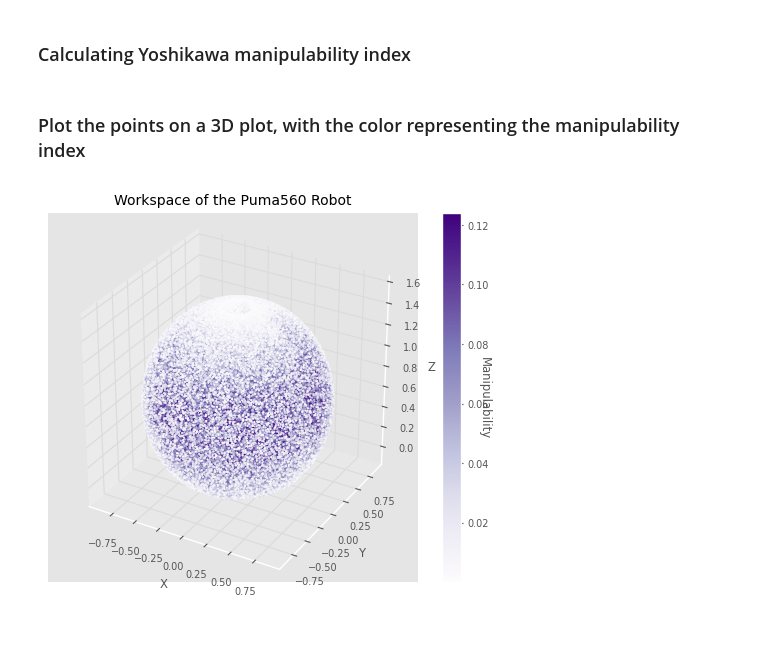
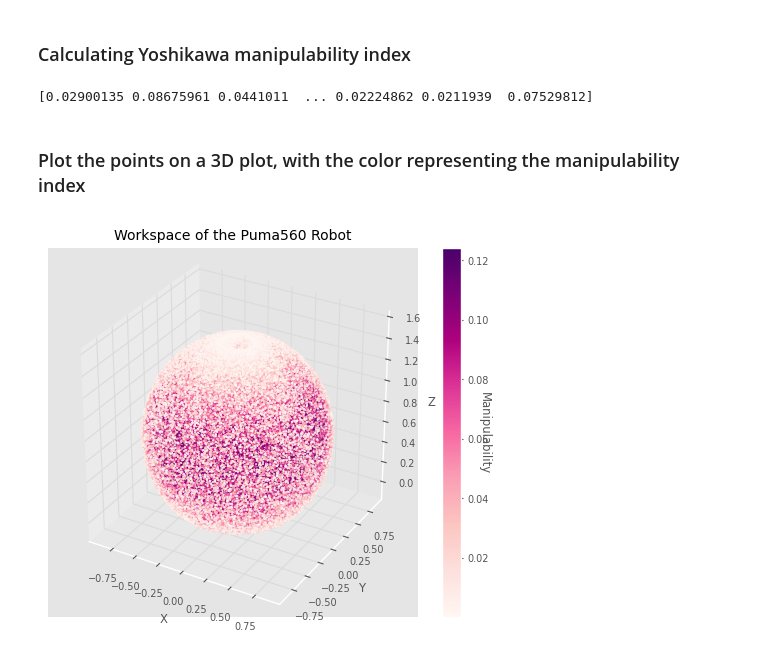
Before and after one commit to mtalirfan/ME-489-MATLAB-Manipulator, a Jupyter notebook: Puma560.ipynb, the cells around one changed output. Cells and saved outputs as stored; diff of their text form; code cells hidden in the pictures.

Commit message:
Rerun Notebook, Improve All Media Folder and Workspace Plots

```diff
--- a/Puma560.ipynb
+++ b/Puma560.ipynb
@@ -468,7 +468,9 @@ for i in range(n_points):
     list_manipulability.append(m)
 
 list_manipulability = array(list_manipulability)
-# print(list_manipulability)
+print(list_manipulability)
+# %% [output]
+[0.02900135 0.08675961 0.0441011  ... 0.02224862 0.0211939  0.07529812]
 # %% [markdown]
 ### Plot the points on a 3D plot, with the color representing the manipulability index
 # %%
@@ -478,32 +480,32 @@ ax = fig.add_subplot(111, projection='3d')
 base_point = puma560.fkine(puma560.qr).t # translation vector of the end effector at the ready pose
 
 x = list_of_points[:,0]
 y = list_of_points[:,1]
 z = list_of_points[:,2]
 c = list_manipulability
-cmap = plt.cm.Purples
+cmap = plt.cm.RdPu
 s = 1
 
 base = ax.scatter([base_point[0]], [base_point[1]], [base_point[2]], c='red')
 scatter = ax.scatter(x, y, z, c=c, cmap=cmap, s=s)
 
 # set zorders here
 base.set_zorder(2)
 scatter.set_zorder(1)
 
 ax.set_xlabel('X')
 ax.set_ylabel('Y')
 ax.set_zlabel('Z')
 
 ax.set_box_aspect([1,1,1])
 
 cbar = fig.colorbar(scatter, ax=ax)
 cbar.set_label('Manipulability', rotation=270)
 
 plt.title('Workspace of the Puma560 Robot')
 
 plt.savefig('Media/Puma560 Workspace.png')
 
 plt.show()
 # %% [output]
-[figure, old version]
+[figure, new version]
```
Also changed, not shown: parts of 4 cells of this notebook, 39 other files.
